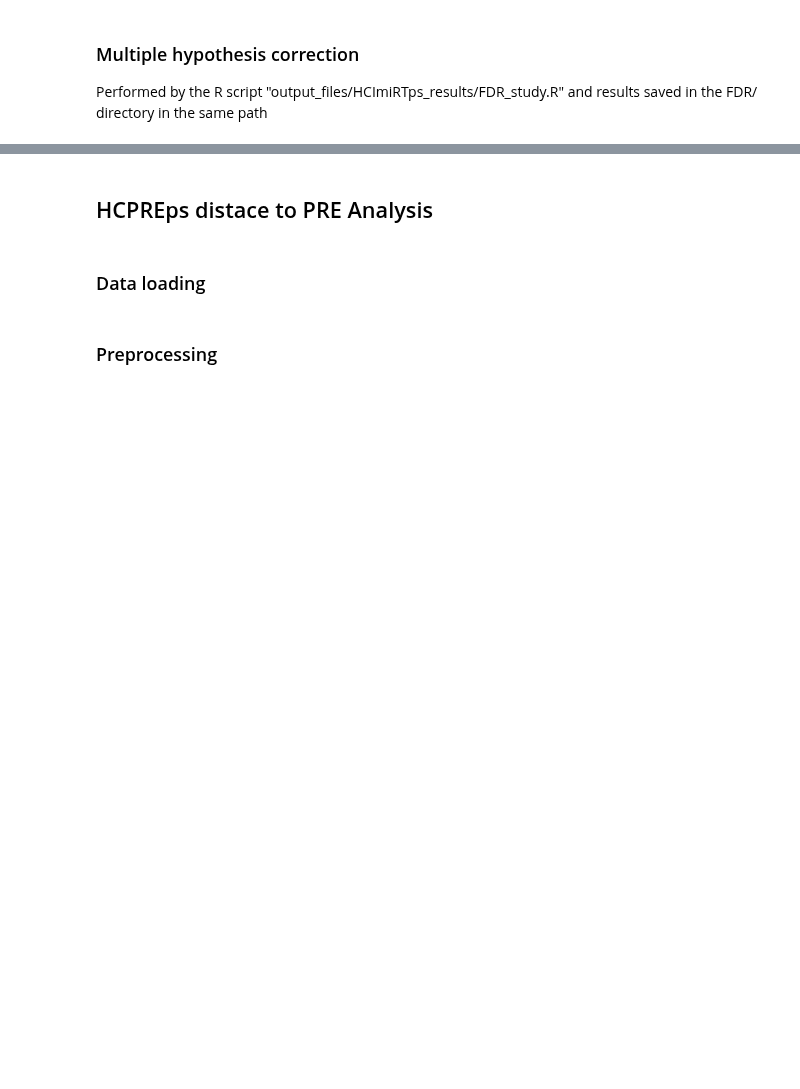
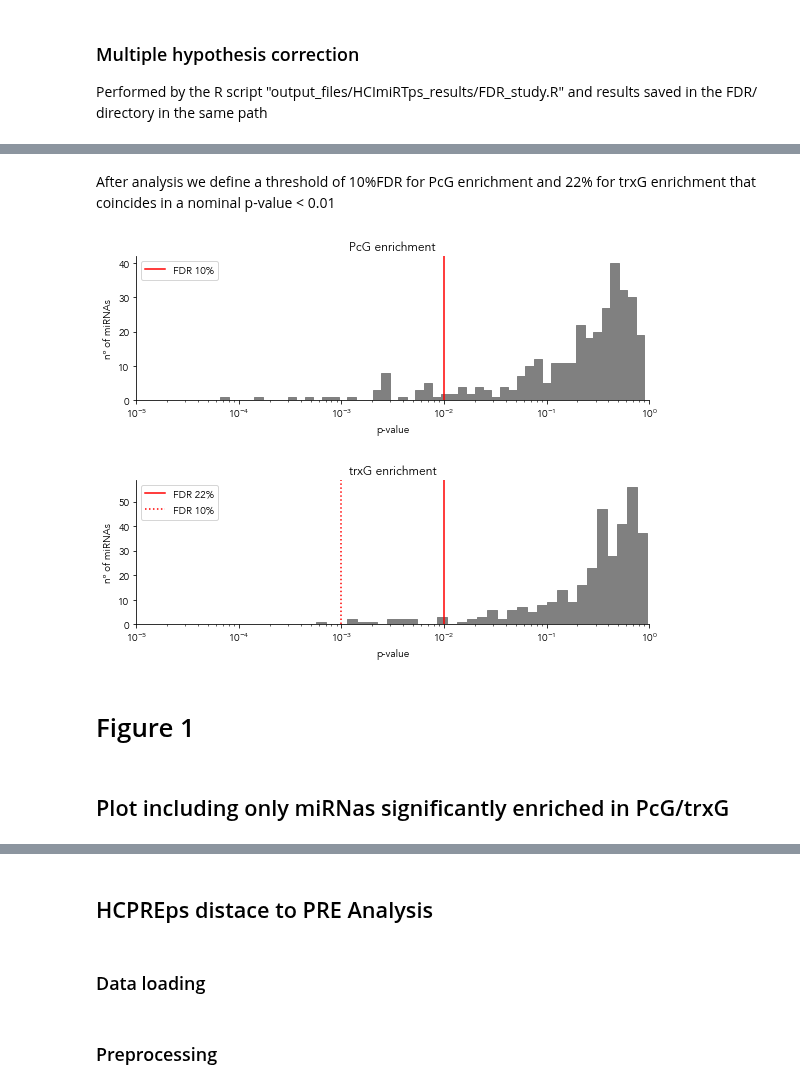
Before and after one commit to j-solor/Drosophila-miRNA-PcG-circuits, a Jupyter notebook: Analysis/Analysis.ipynb, the cells around one changed output, grey strips where cells are left out. Saved outputs shown, nothing was run; the diff lists cells and outputs as text; code cells hidden in the pictures; blank space fills up the shorter version.

Commit message:
order and format miRNA enrichment part

```diff
--- a/Analysis/Analysis.ipynb
+++ b/Analysis/Analysis.ipynb
@@ -365,0 +237,54 @@ trxG_core_FDR
+# %% [markdown]
+After analysis we define a threshold of 10%FDR for PcG enrichment and 22% for trxG enrichment that coincides in a nominal p-value < 0.01
+# %%
+def plot_loghist(x, bins):
+    """
+    from https://stackoverflow.com/questions/47850202/
+    plotting-a-histogram-on-a-log-scale-with-matplotlib?rq=1
+    """
+    hist, bins = np.histogram(x, bins=bins)
+    logbins = np.logspace(np.log10(bins[0]),np.log10(bins[-1]),len(bins))
+    plt.hist(x, bins=logbins, color= "grey", edgecolor= "grey")
+    plt.xscale('log')
+
+
+# PcG
+mpl.rcParams['font.family'] = 'Avenir'
+fig = plt.figure(figsize=(8, 3))
+plt.title("PcG enrichment", fontweight = "bold")
+plot_loghist(PcG_FDR["hyper_pval"], bins=50)
+plt.axvline(x = 0.01, color = "r", label = "FDR 10%")
+plt.xlim(10**(-5),1)
+#plt.xscale("log")
+
+plt.legend(loc = "upper left")
+plt.xlabel("p-value")
+plt.ylabel("nº of miRNAs")
+sns.despine()
+plt.tight_layout()
+plt.savefig("plots/PcG_enrichmentplot.png", dpi = 500, transparent = True)
+plt.show()
+
+# trxG
+mpl.rcParams['font.family'] = 'Avenir'
+fig = plt.figure(figsize=(8, 3))
+plt.title("trxG enrichment", fontweight = "bold")
+plot_loghist(trxG_FDR["hyper_pval"], bins=50)
+plt.axvline(x = 0.01, color = "r", label = "FDR 22%")
+plt.axvline(x = 0.001, color = "r",linestyle=":", label = "FDR 10%")
+
+plt.xlim(10**(-5),1)
+#plt.xscale("log")
+
+plt.legend(loc = "upper left")
+plt.xlabel("p-value")
+plt.ylabel("nº of miRNAs")
+sns.despine()
+plt.tight_layout()
+plt.savefig("plots/trxG_enrichmentplot.png", dpi = 500, transparent = True)
+plt.show()
+# %% [output]
+[figure, added]
+[figure, added]
+# %% [markdown]
+# Figure 1
@@ -365,0 +301,2 @@ trxG_core_FDR
+# %% [markdown]
+## Plot including only miRNas significantly enriched in PcG/trxG
```
Also changed, not shown: parts of 18 cells of this notebook.
